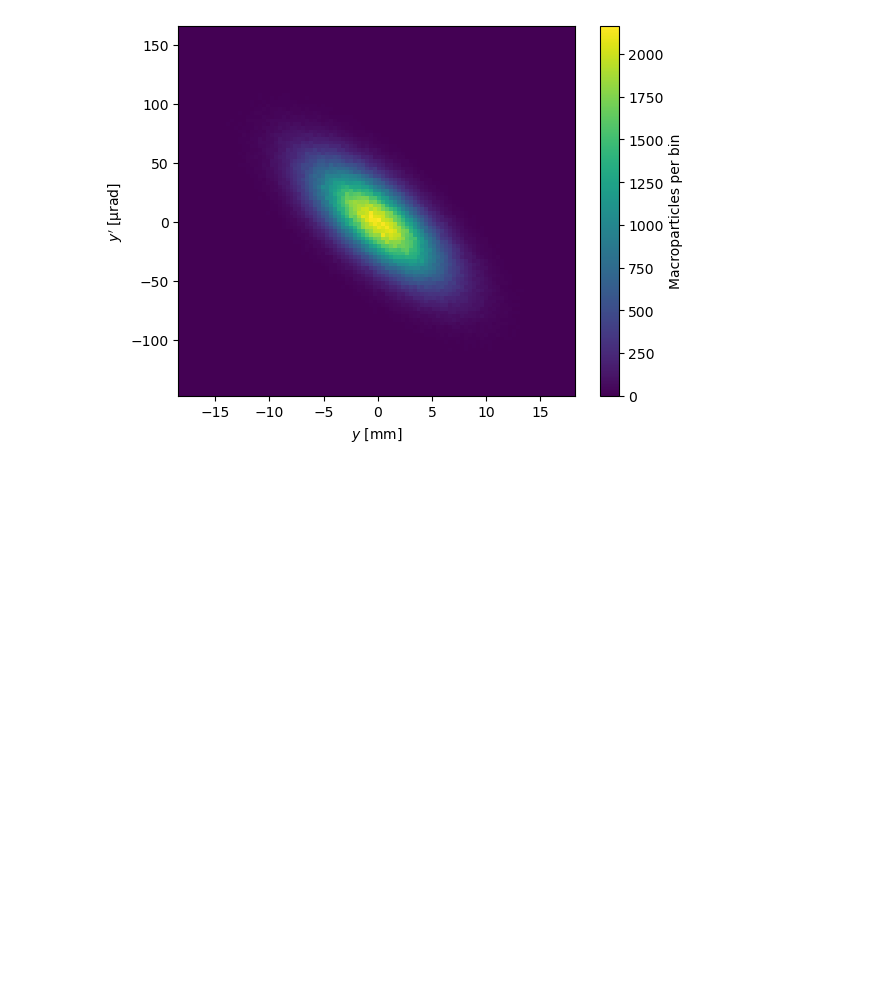
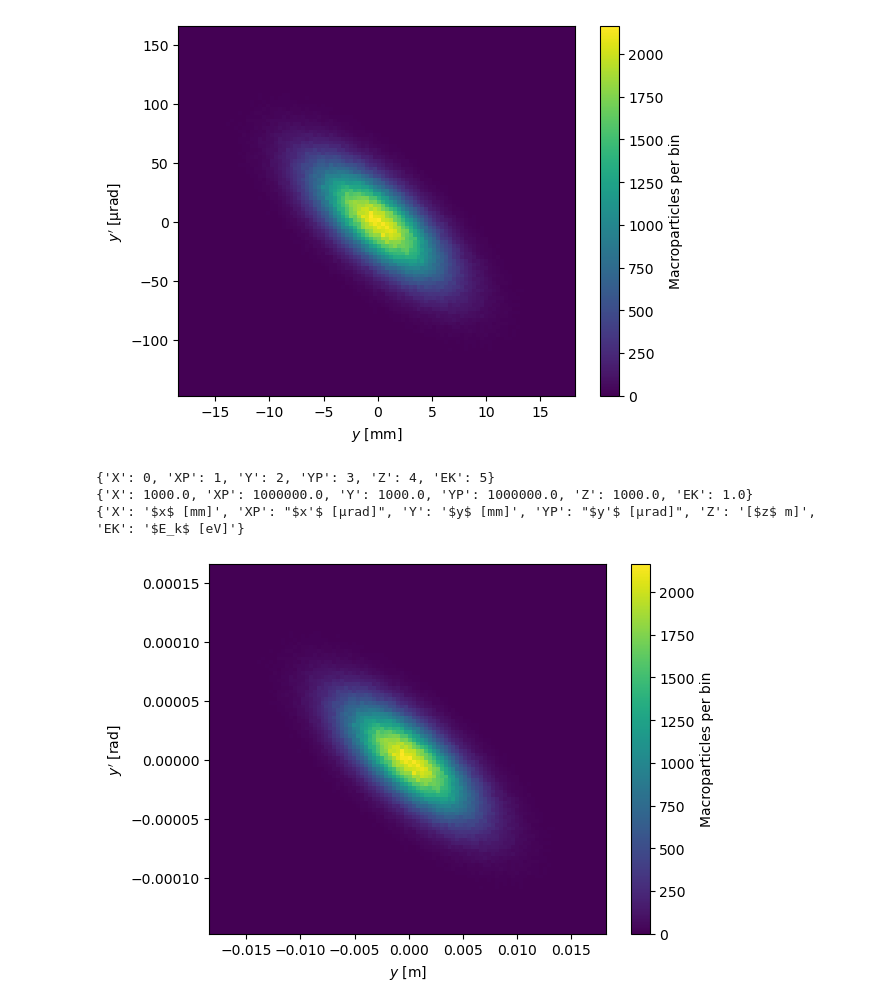
Before and after one commit to AcceleratorPhysicsUiO/FYS4565-codelibrary, a Jupyter notebook: Example - ParticleBeamManager.ipynb, the cells around one changed output. Saved outputs shown, nothing was run; the diff lists cells and outputs as text; code cells hidden in the pictures; blank space fills up the shorter version.

Commit message:
Add xScale, yScale, xTitle, and yTitle arguments to plotDensity()

```diff
--- a/Example - ParticleBeamManager.ipynb
+++ b/Example - ParticleBeamManager.ipynb
@@ -439,3 +468,16 @@ ParticleBeamPlotter.plotDensity(B)
 ParticleBeamPlotter.plotDensity(B,xPlot='Y',yPlot='YP')
 # %% [output]
 [figure]
+# %%
+#Default scalings and axis titles, depending on the selected xPlot and yPlot
+print (ParticleBeamPlotter.arrayIndexes)
+print (ParticleBeamPlotter.axisScalings)
+print (ParticleBeamPlotter.axisTitles)
+
+#Override xScale and yScale
+ParticleBeamPlotter.plotDensity(B,xPlot='Y',yPlot='YP', xScale=1.0,xTitle='$y$ [m]', yScale=1.0,yTitle="$y'$ [rad]")
+# %% [output]
+{'X': 0, 'XP': 1, 'Y': 2, 'YP': 3, 'Z': 4, 'EK': 5}
+{'X': 1000.0, 'XP': 1000000.0, 'Y': 1000.0, 'YP': 1000000.0, 'Z': 1000.0, 'EK': 1.0}
+{'X': '$x$ [mm]', 'XP': "$x'$ [µrad]", 'Y': '$y$ [mm]', 'YP': "$y'$ [µrad]", 'Z': '[$z$ m]', 'EK': '$E_k$ [eV]'}
+[figure, added]
```
Also changed, not shown: parts of 7 cells of this notebook, 1 other file.
